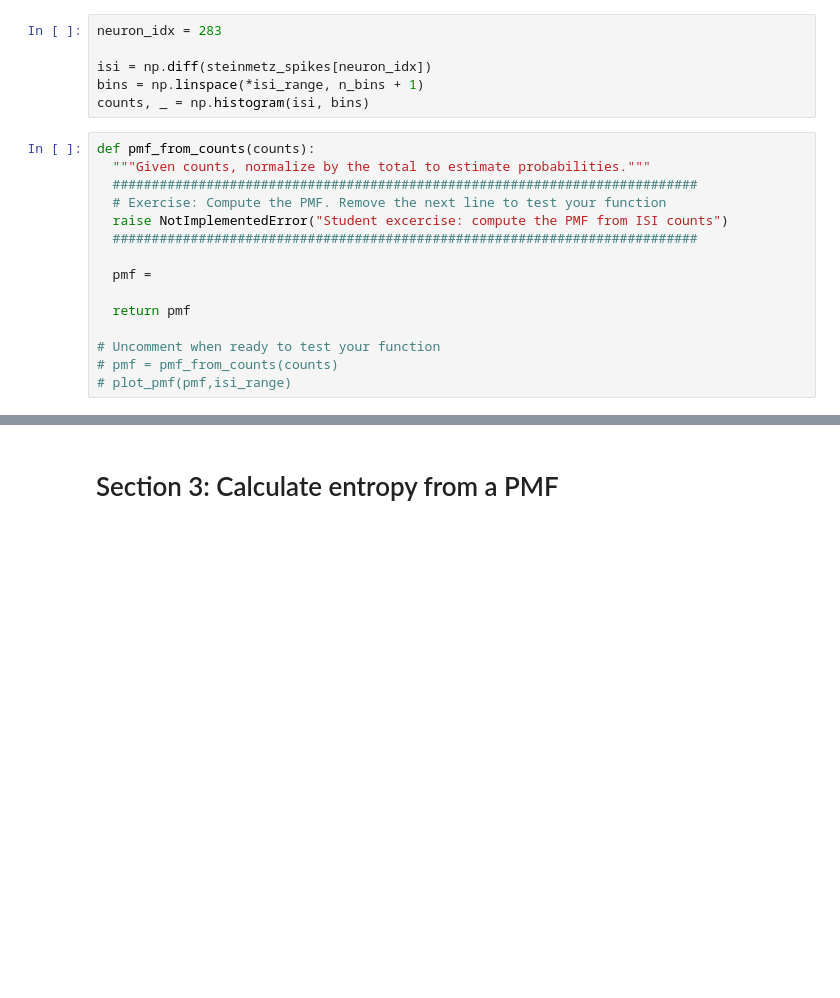
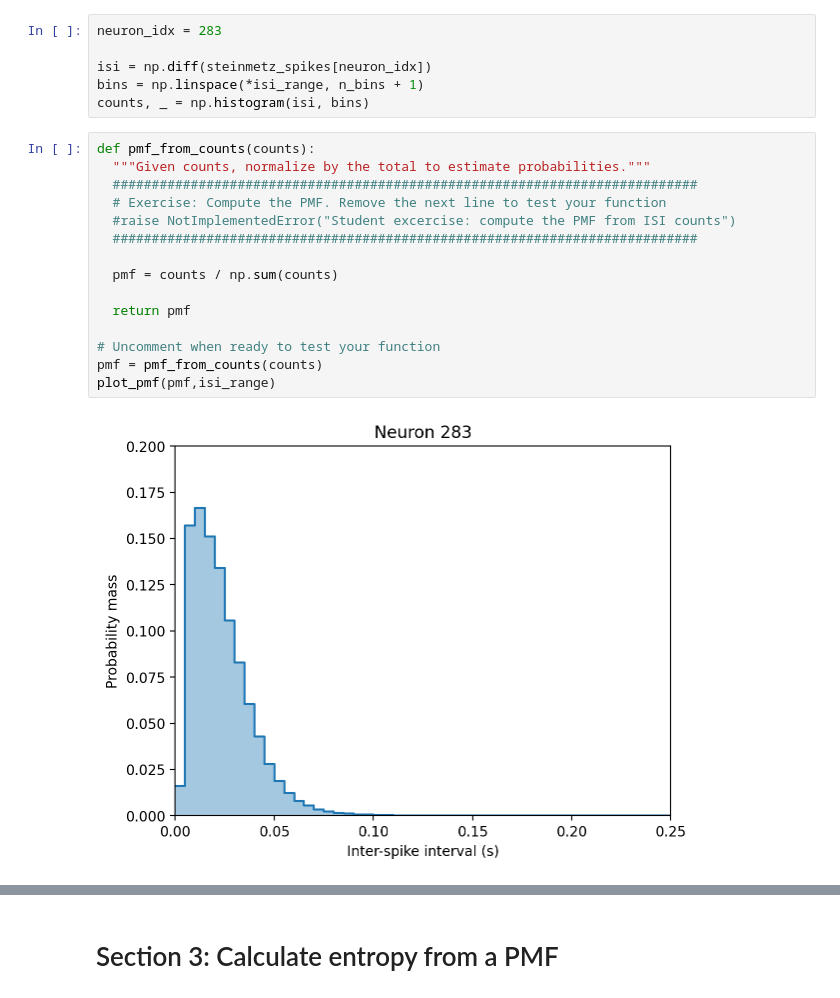
Before and after one commit to EugOT/compneuro, a Jupyter notebook: notebooks/2023-10-06_Tutorial3.ipynb, the cells around one changed output, grey strips where cells are left out. Saved outputs shown, nothing was run; the diff lists cells and outputs as text; blank space fills up the shorter version.

```diff
--- a/notebooks/2023-10-06_Tutorial3.ipynb
+++ b/notebooks/2023-10-06_Tutorial3.ipynb
@@ -365,18 +328,20 @@ counts, _ = np.histogram(isi, bins)
 # %%
 def pmf_from_counts(counts):
   """Given counts, normalize by the total to estimate probabilities."""
   ###########################################################################
   # Exercise: Compute the PMF. Remove the next line to test your function
-  raise NotImplementedError("Student excercise: compute the PMF from ISI counts")
+  #raise NotImplementedError("Student excercise: compute the PMF from ISI counts")
   ###########################################################################
 
-  pmf =
+  pmf = counts / np.sum(counts)
 
   return pmf
 
 # Uncomment when ready to test your function
-# pmf = pmf_from_counts(counts)
-# plot_pmf(pmf,isi_range)
+pmf = pmf_from_counts(counts)
+plot_pmf(pmf,isi_range)
+# %% [output]
+[figure, added]
 # %%
 # Solution
 
```
Also changed, not shown: parts of 10 cells of this notebook, 14 other files.
